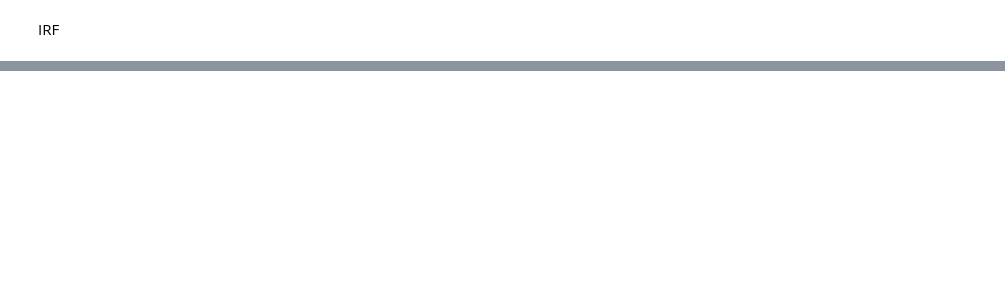
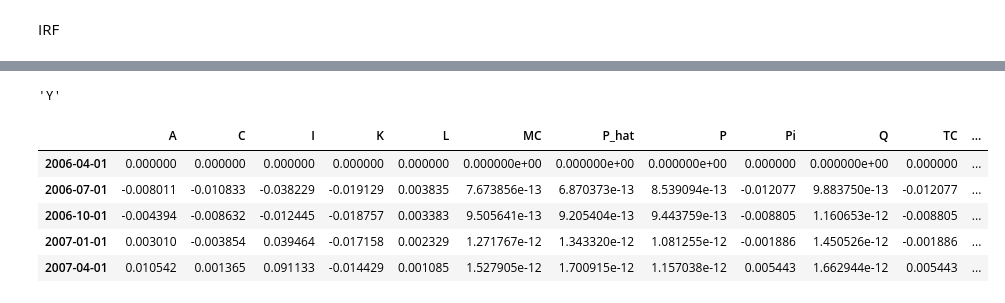
Before and after one commit to lukasgrahl/memoire1, a Jupyter notebook: notebooks/02-prep_model.ipynb, the cells around one changed output, grey strips where cells are left out. Cells and saved outputs as stored; diff of their text form; code cells hidden in the pictures; blank space fills up the shorter version.

```diff
--- a/notebooks/02-prep_model.ipynb
+++ b/notebooks/02-prep_model.ipynb
@@ -175,0 +166,43 @@ plot_dfs(_irf[['Y', 'C', 'pi', 'pi_w', 'r', 'r/p', 'w', 'w/p']], sns.lineplot, f
+# %%
+from config import recession_dict
+df = pd.read_csv(os.path.join(DATA_DIR, 'prepro_data.csv'), index_col='date').drop('Unnamed: 0', axis=1)
+df.index = pd.to_datetime(df.index)
+df = df.asfreq('QS')
+# %%
+df = df.rename(columns={'pi_s': 'pi'}).drop(['pi_c', 'Ix', 'Zx'], axis=1)
+train = df[df['is_test'] == False].drop('is_test', axis=1).copy()
+test = df[df['is_test'] == True].drop('is_test', axis=1).copy()
+# %%
+StatsMod = compile_to_statsmodels(mod)
+
+# parameters that we want to estimate, if not specified value will be taken from GCN file
+param_start_dict = {
+    'rho_A':0.85
+                   }
+
+# starting value for the shock's standard deviation
+shock_start_dict = {
+    'epsilon_A':0.5
+                    }
+
+# assume that the true value deviates with a σ, specified below
+noise_start_dict = {
+        'Y':0.01
+}
+
+# define parameter search space e.g. 0 < α < 1, as suggested by Cobb-Douglas function
+param_transforms = {
+    'rho_A':IntervalTransformer(low=1e-2, high=0.99999, slope=1),
+}
+mod_stats = StatsMod(train[["Y"]],
+                 param_start_dict = param_start_dict,
+                  shock_start_dict = shock_start_dict,
+                  noise_start_dict = noise_start_dict,
+                  param_transforms = param_transforms,
+                  shock_transforms=None,
+                  noise_transforms=None,
+                  initialization='stationary')
+# %%
+%%capture
+# basinhopping as algorithm, mixes different approaches
+mod_res = mod_stats.fit(method='basinhopping', minimizer={'method':'L-BFGS-B'}, maxiter=500)
@@ -175,0 +249,13 @@ plot_dfs(_irf[['Y', 'C', 'pi', 'pi_w', 'r', 'r/p', 'w', 'w/p']], sns.lineplot, f
+# %%
+mod_res.data.ynames
+# %% [output]
+'Y'
+# %%
+mod_res.states.predicted.head()
+# %% [output]
+|  | A | C | I | K | L | MC | P_hat | P | Pi | Q | TC | ... |
+| 2006-04-01 | 0.000000 | 0.000000 | 0.000000 | 0.000000 | 0.000000 | 0.000000e+00 | 0.000000e+00 | 0.000000e+00 | 0.000000 | 0.000000e+00 | 0.000000 | ... |
+| 2006-07-01 | -0.008011 | -0.010833 | -0.038229 | -0.019129 | 0.003835 | 7.673856e-13 | 6.870373e-13 | 8.539094e-13 | -0.012077 | 9.883750e-13 | -0.012077 | ... |
+| 2006-10-01 | -0.004394 | -0.008632 | -0.012445 | -0.018757 | 0.003383 | 9.505641e-13 | 9.205404e-13 | 9.443759e-13 | -0.008805 | 1.160653e-12 | -0.008805 | ... |
+| 2007-01-01 | 0.003010 | -0.003854 | 0.039464 | -0.017158 | 0.002329 | 1.271767e-12 | 1.343320e-12 | 1.081255e-12 | -0.001886 | 1.450526e-12 | -0.001886 | ... |
+| 2007-04-01 | 0.010542 | 0.001365 | 0.091133 | -0.014429 | 0.001085 | 1.527905e-12 | 1.700915e-12 | 1.157038e-12 | 0.005443 | 1.662944e-12 | 0.005443 | ... |
```
Also changed, not shown: parts of 21 cells of this notebook, 7 other files.
